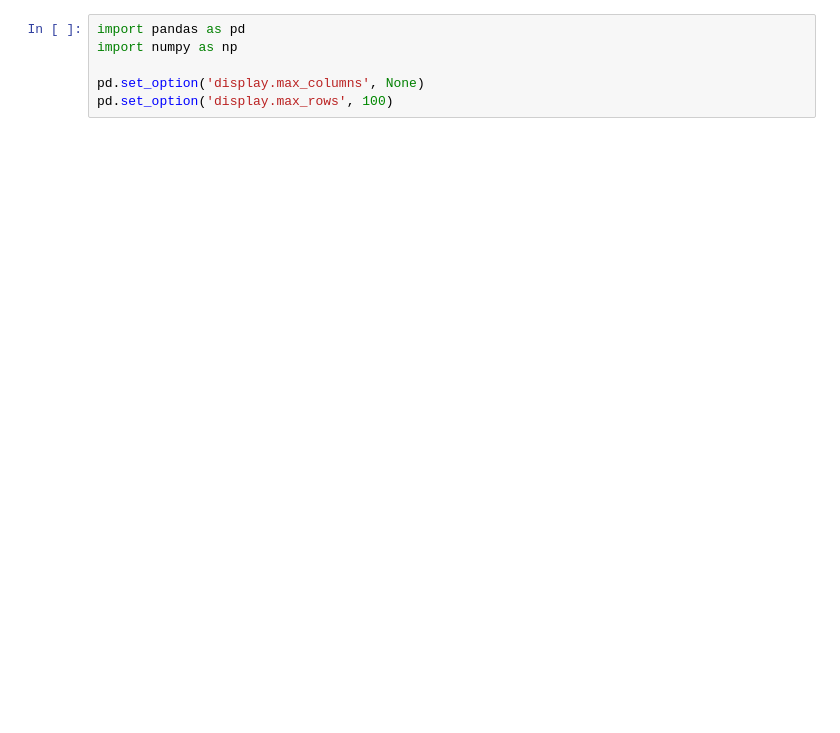
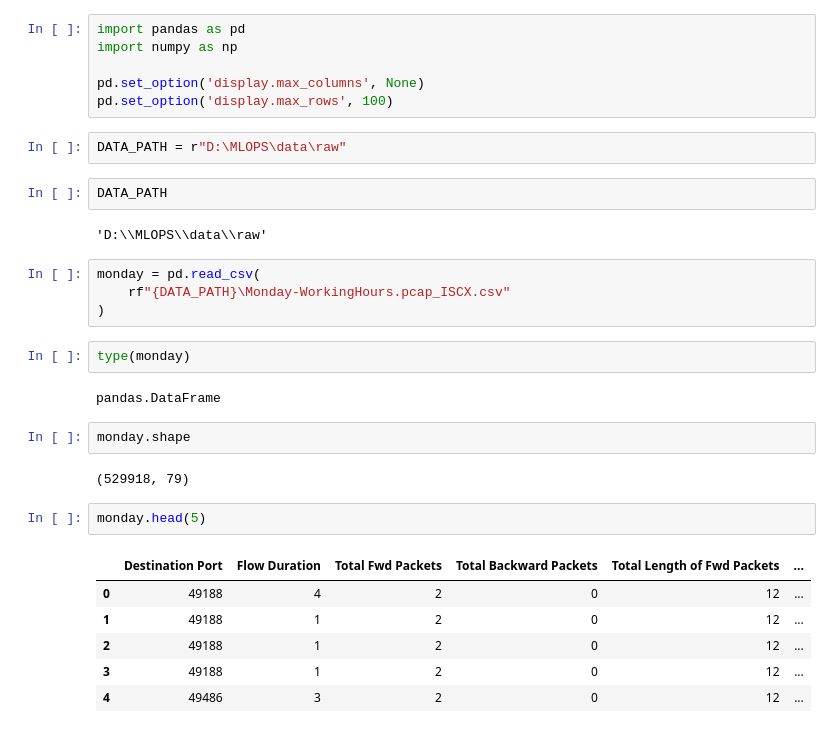
Before and after one commit to roshansama/cyber_security-MLops, a Jupyter notebook: notebooks/01_dataset_undersatnding.ipynb, the cells around one changed output. Cells and saved outputs as stored; diff of their text form; blank space fills up the shorter version.

```diff
--- a/notebooks/01_dataset_undersatnding.ipynb
+++ b/notebooks/01_dataset_undersatnding.ipynb
@@ -4,3 +4,30 @@ import numpy as np
 
 pd.set_option('display.max_columns', None)
 pd.set_option('display.max_rows', 100)
+# %%
+DATA_PATH = r"D:\MLOPS\data\raw"
+# %%
+DATA_PATH
+# %% [output]
+'D:\\MLOPS\\data\\raw'
+# %%
+monday = pd.read_csv(
+    rf"{DATA_PATH}\Monday-WorkingHours.pcap_ISCX.csv"
+)
+# %%
+type(monday)
+# %% [output]
+pandas.DataFrame
+# %%
+monday.shape
+# %% [output]
+(529918, 79)
+# %%
+monday.head(5)
+# %% [output]
+|  | Destination Port | Flow Duration | Total Fwd Packets | Total Backward Packets | Total Length of Fwd Packets | ... |
+| 0 | 49188 | 4 | 2 | 0 | 12 | ... |
+| 1 | 49188 | 1 | 2 | 0 | 12 | ... |
+| 2 | 49188 | 1 | 2 | 0 | 12 | ... |
+| 3 | 49188 | 1 | 2 | 0 | 12 | ... |
+| 4 | 49486 | 3 | 2 | 0 | 12 | ... |
```
Also changed, not shown: parts of 86 cells of this notebook, 2 other files.
